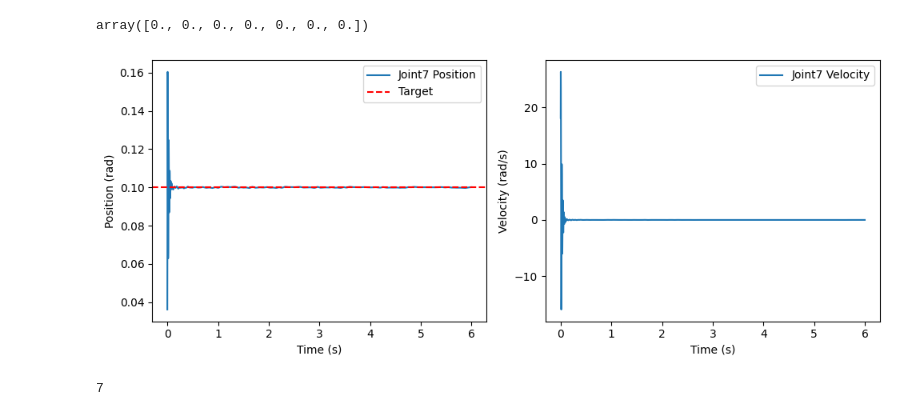
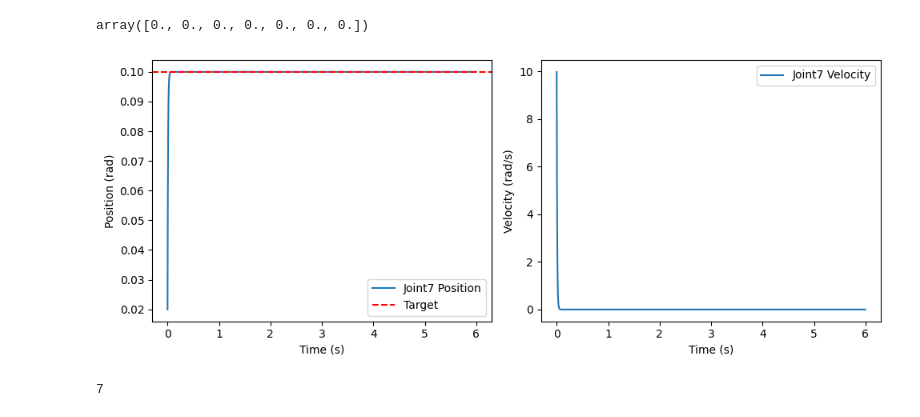
Before and after one commit to apandy02/robot_animation, a Jupyter notebook: experimentation/mujoco_playground.ipynb, the cells around one changed output. Saved outputs shown, nothing was run; the diff lists cells and outputs as text; code cells hidden in the pictures.

```diff
--- a/experimentation/mujoco_playground.ipynb
+++ b/experimentation/mujoco_playground.ipynb
@@ -9,6 +9,7 @@ renderer = mujoco.Renderer(model)
 
 DURATION = 3    # seconds
 FRAMERATE = 30  # Hz
+NUM_FRAMES = DURATION * FRAMERATE
 
 # Create and configure camera
 camera = mujoco.MjvCamera()
@@ -19,24 +20,30 @@ camera.distance = 2
 mujoco.mj_resetDataKeyframe(model, data, 1)
 
 target = data.qpos.copy()
+print(target)
 
 frames = []
-while data.time < DURATION:
+frame_time = 1.0 / FRAMERATE
+next_frame_time = 0
+
+while len(frames) < NUM_FRAMES:
     # Keep all joints at current position except last one
     data.ctrl = target
-    #data.ctrl[0] += np.random.randn() * 9  # Random offset only for last joint
+    data.ctrl[3] += 1  # Random offset only for last joint
+    data.ctrl[1] -= 1  # Random offset only for last joint
+    print(data.ctrl)
 
     # Step simulation
     mujoco.mj_step(model, data)
-    # Render and save frames
-    if len(frames) < data.time * FRAMERATE:
-        # Set camera to look at link3
-        camera.lookat = data.body('link3').subtree_com
 
+    # Render frame at fixed intervals
+    if data.time >= next_frame_time:
+        camera.lookat = data.body('base').subtree_com
         renderer.update_scene(data, camera)
         pixels = renderer.render()
         frames.append(pixels)
+        next_frame_time += frame_time
 
 # Display animation
-media.show_video(frames, fps=FRAMERATE)
+media.show_video(frames, fps=30)
 # %% [output]
@@ -153,10 +181,13 @@ target_qpos, target_qvel = robot_data_to_qpos_qvel(animation_df, model.nq)
 # %%
+
+mujoco.mj_resetDataKeyframe(model, data, 1)
 
 frames = []
 for frame in range(len(target_qpos)):
     # Keep all joints at current position except last one
     data.ctrl = target_qpos[frame]
-    print(f"frame: {frame}, target_qpos: {target_qpos[frame]}")
+    data.ctrl[3] *= -1
+    print(data.ctrl.copy())
     #data.ctrl[0] += np.random.randn() * 9  # Random offset only for last joint
 
     # Step simulation
@@ -170,5 +201,5 @@ for frame in range(len(target_qpos)):
     frames.append(pixels)
 
 # Display animation
-media.show_video(frames, fps=FRAMERATE)
+media.show_video(frames, fps=153)
 # %% [output]
@@ -201,6 +232,8 @@ array([0., 0., 0., 0., 0., 0., 0.])
 # %%
 import matplotlib.pyplot as plt
 actuator_index = 6
+
+mujoco.mj_resetDataKeyframe(model, data, 1)
 
 # Set initial control targets for all actuators
 data.ctrl[:] = 0.0
@@ -221,34 +254,34 @@ simulation_steps = 3000
 
 # Apply a step command to joint7
 desired_setpoint = 0.1  # radians
 data.ctrl[actuator_index] = desired_setpoint
 
 for step in range(simulation_steps):
     mujoco.mj_step(model, data)
     time_steps.append(step * dt)
     # Access joint state by name or index. Here we assume joint7 index is 6.
     joint7_positions.append(data.qpos[6])
     joint7_velocities.append(data.qvel[6])
     applied_controls.append(data.actuator_force[actuator_index])  # if available
 
 # Plot the response
 plt.figure(figsize=(10, 4))
 plt.subplot(1, 2, 1)
 plt.plot(time_steps, joint7_positions, label='Joint7 Position')
 plt.axhline(desired_setpoint, color='r', linestyle='--', label='Target')
 plt.xlabel("Time (s)")
 plt.ylabel("Position (rad)")
 plt.legend()
 
 plt.subplot(1, 2, 2)
 plt.plot(time_steps, joint7_velocities, label='Joint7 Velocity')
 plt.xlabel("Time (s)")
 plt.ylabel("Velocity (rad/s)")
 plt.legend()
 plt.tight_layout()
 plt.show()
 # %% [output]
-[figure, old version]
+[figure, new version]
 # %%
 print(model.nu)
 # %% [output]
```
Also changed, not shown: parts of 4 cells of this notebook, 4 other files.
